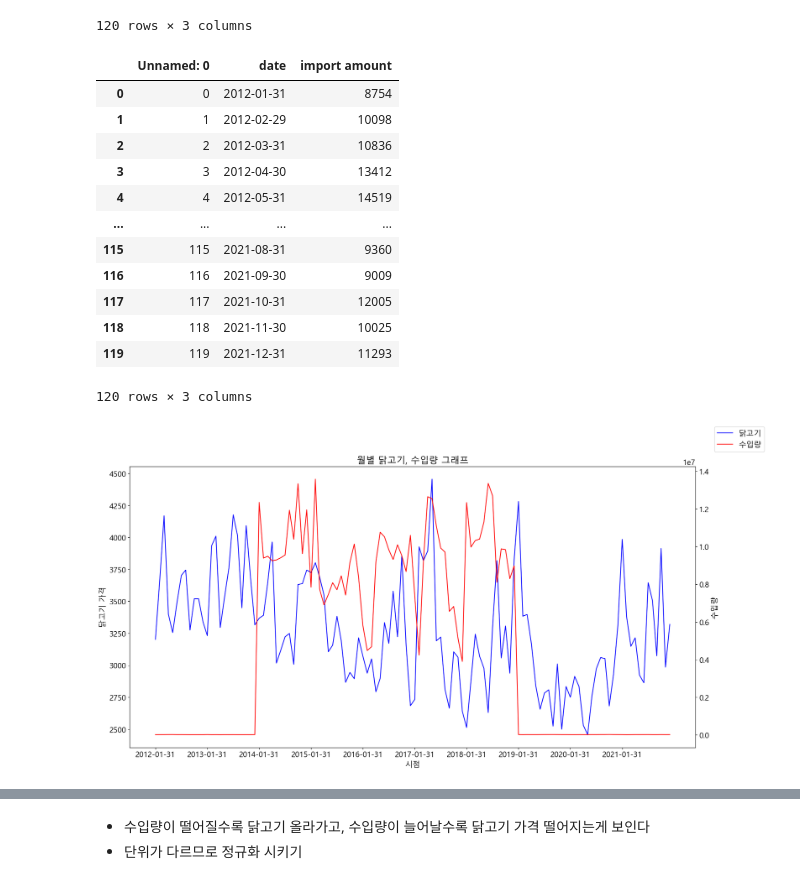
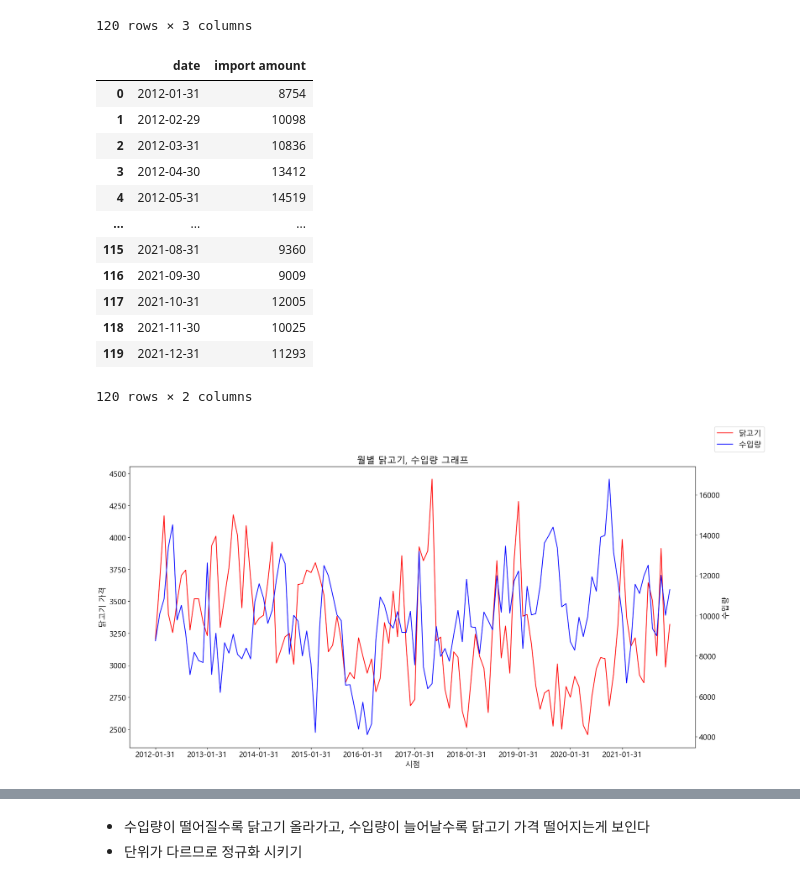
Before and after one commit to fin-special/chicken_price_prediction, a Jupyter notebook: 데이터전처리/yubin.ipynb, the cells around one changed output, grey strips where cells are left out. Saved outputs shown, nothing was run; the diff lists cells and outputs as text; code cells hidden in the pictures.

```diff
--- a/데이터전처리/yubin.ipynb
+++ b/데이터전처리/yubin.ipynb
@@ -9,6 +9,7 @@ from matplotlib import font_manager, rc
 # 그래프 한글, 마이너스 깨짐 방지
 
 font_name = font_manager.FontProperties(fname="c:/Windows/Fonts/malgun.ttf").get_name()
+plt.rcParams['axes.unicode_minus'] = False
 rc('font', family=font_name)
 # %% [markdown]
 ## 원유 가격 데이터 전처리
@@ -277,47 +278,47 @@ price_df
 | 119 | 119 | 2021-12-31 | 3320 |
 120 rows × 3 columns
 # %%
-income_df = pd.read_csv('./pre_data/월별_닭고기_수입량.csv', encoding='utf8')
+income_df = pd.read_csv('./pre_data/닭고기수입량(2012_2022).csv', encoding='utf8')
 income_df
 # %% [output]
-|  | Unnamed: 0 | date | import amount |
-| 0 | 0 | 2012-01-31 | 8754 |
-| 1 | 1 | 2012-02-29 | 10098 |
-| 2 | 2 | 2012-03-31 | 10836 |
-| 3 | 3 | 2012-04-30 | 13412 |
-| 4 | 4 | 2012-05-31 | 14519 |
-| ... | ... | ... | ... |
-| 115 | 115 | 2021-08-31 | 9360 |
-| 116 | 116 | 2021-09-30 | 9009 |
-| 117 | 117 | 2021-10-31 | 12005 |
-| 118 | 118 | 2021-11-30 | 10025 |
-| 119 | 119 | 2021-12-31 | 11293 |
+|  | date | import amount |
+| 0 | 2012-01-31 | 8754 |
+| 1 | 2012-02-29 | 10098 |
+| 2 | 2012-03-31 | 10836 |
+| 3 | 2012-04-30 | 13412 |
+| 4 | 2012-05-31 | 14519 |
+| ... | ... | ... |
+| 115 | 2021-08-31 | 9360 |
+| 116 | 2021-09-30 | 9009 |
+| 117 | 2021-10-31 | 12005 |
+| 118 | 2021-11-30 | 10025 |
+| 119 | 2021-12-31 | 11293 |
-120 rows × 3 columns
+120 rows × 2 columns
 # %%
 # 닭고기 가격, 수입량 기본 그래프
 
 plt.style.use('default')
 plt.rcParams['figure.figsize'] = (20,10)
 plt.rcParams['font.size'] = 15
 plt.rcParams['font.family'] = font_name
 
 x = price_df['date']
 y1 = price_df['price']
 y2 = income_df['import amount']
 
 fig, ax1 = plt.subplots()
 ax1.set_title('월별 닭고기, 수입량 그래프')
 ax1.set_xlabel('시점')
 ax1.set_ylabel('닭고기 가격')
-ax1.plot(x, y1, color='blue',label='닭고기')
+ax1.plot(x, y1, color='red',label='닭고기')
 
 ax2 = ax1.twinx()
 ax2.set_ylabel('수입량')
-ax2.plot(x, y2, color='red',label='수입량')
+ax2.plot(x, y2, color='blue',label='수입량')
 
 plt.xticks(['2012-01-31', '2013-01-31', '2014-01-31','2015-01-31','2016-01-31','2017-01-31', '2018-01-31', '2019-01-31', '2020-01-31', '2021-01-31'])
 fig.legend()
 # plt.legend()
 plt.show()
 # %% [output]
-[figure, old version]
+[figure, new version]
```
Also changed, not shown: parts of 150 cells of this notebook, 5 other files.
